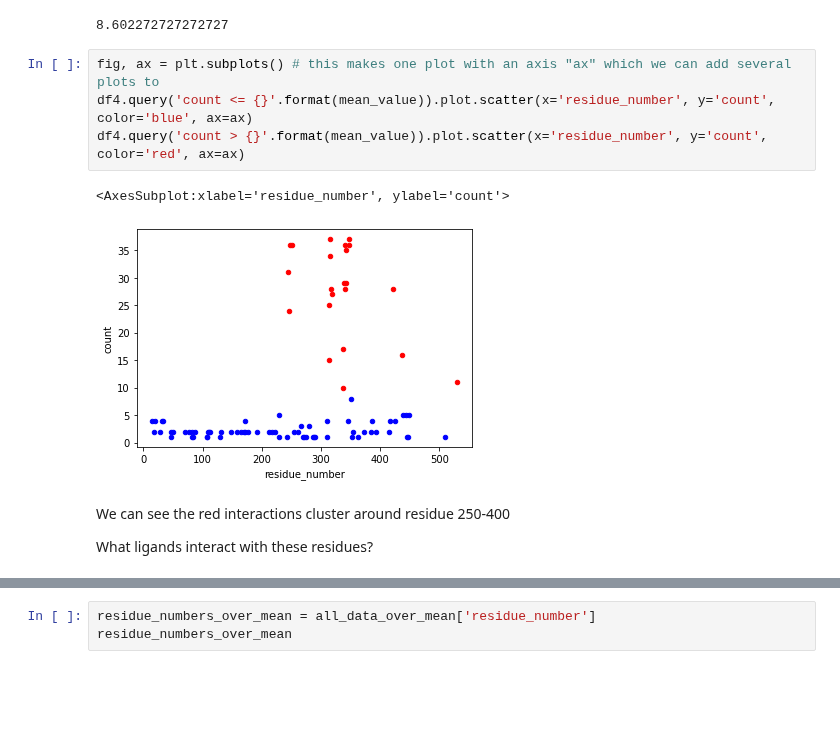
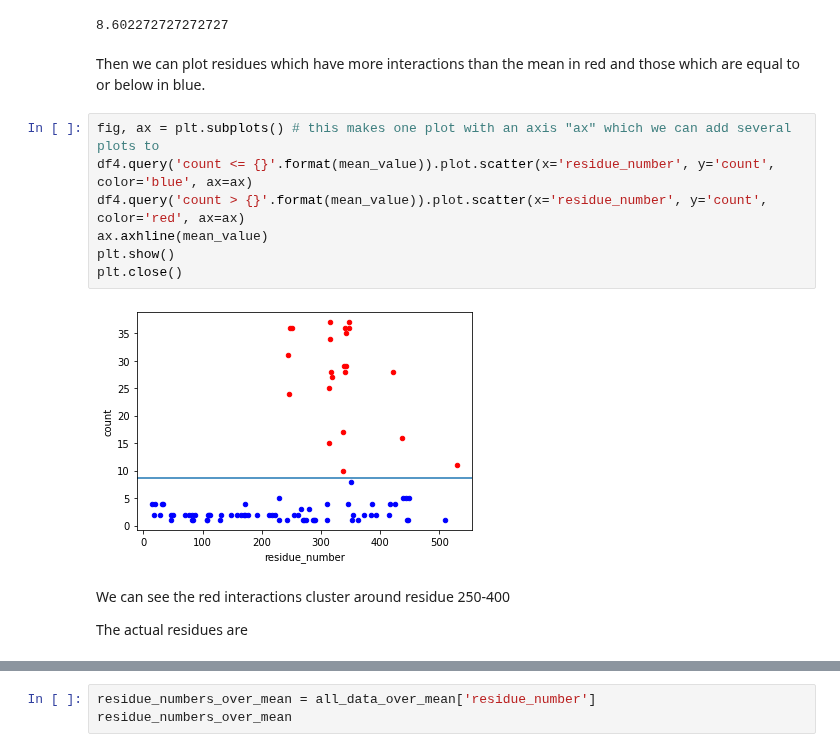
Before and after one commit to PDBeurope/pdbe-api-training, a Jupyter notebook: summer_school_2020/section3 - more information about UniProts.ipynb, the cells around one changed output, grey strips where cells are left out. Drawn from its saved outputs; the diff is of its cells as text; blank space fills up the shorter version.

Commit message:
Added plotting of interactions

```diff
--- a/summer_school_2020/section3 - more information about UniProts.ipynb
+++ b/summer_school_2020/section3 - more information about UniProts.ipynb
@@ -139,16 +145,21 @@ mean_value = float(mean.values[1])
 mean_value
 # %% [output]
 8.602272727272727
+# %% [markdown]
+Then we can plot residues which have more interactions than the mean in red
+and those which are equal to or below in blue.
 # %%
 fig, ax = plt.subplots() # this makes one plot with an axis "ax" which we can add several plots to
 df4.query('count <= {}'.format(mean_value)).plot.scatter(x='residue_number', y='count', color='blue', ax=ax)
 df4.query('count > {}'.format(mean_value)).plot.scatter(x='residue_number', y='count', color='red', ax=ax)
+ax.axhline(mean_value)
+plt.show()
+plt.close()
 # %% [output]
-<AxesSubplot:xlabel='residue_number', ylabel='count'>
-[figure, old version]
+[figure, new version]
 # %% [markdown]
 We can see the red interactions cluster around residue 250-400
 
-What ligands interact with these residues?
+The actual residues are
 # %%
 all_data_over_mean = df4.query('count > {}'.format(mean_value))
```
Also changed, not shown: parts of 19 cells of this notebook.
